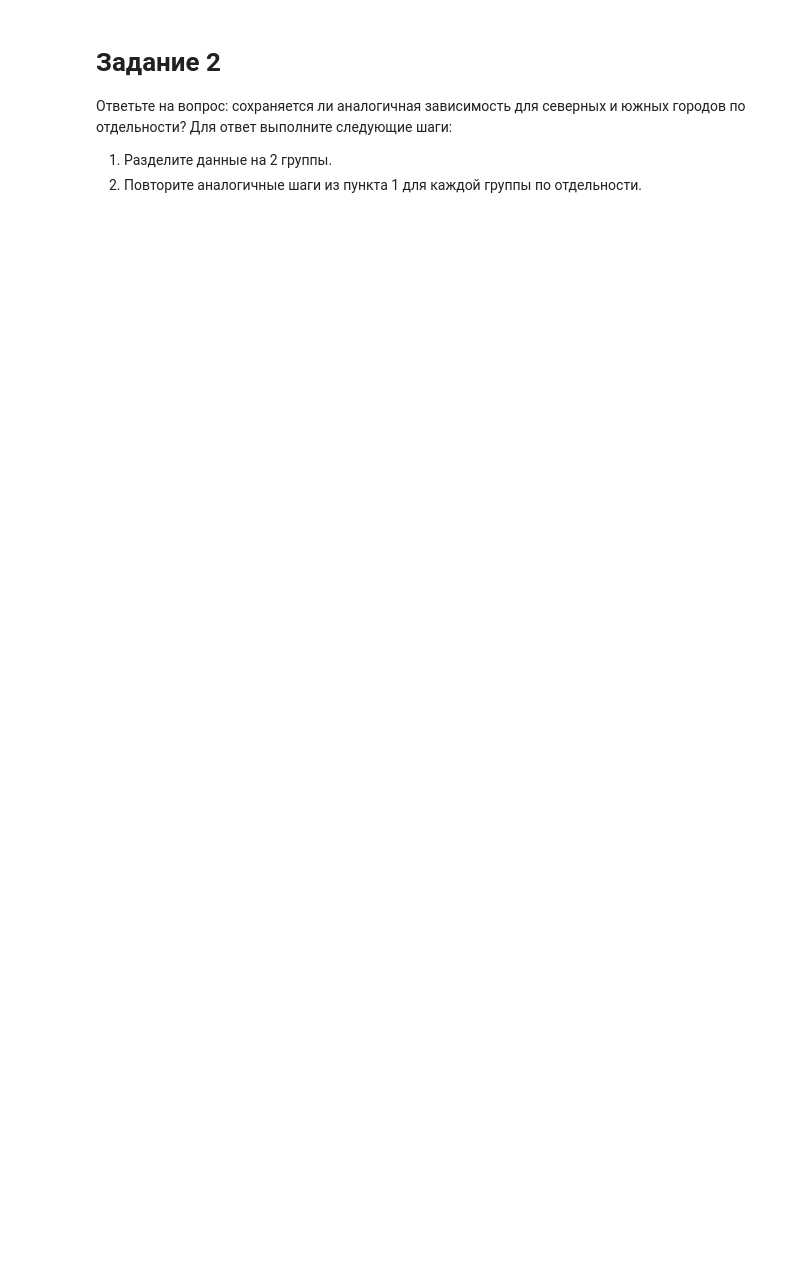
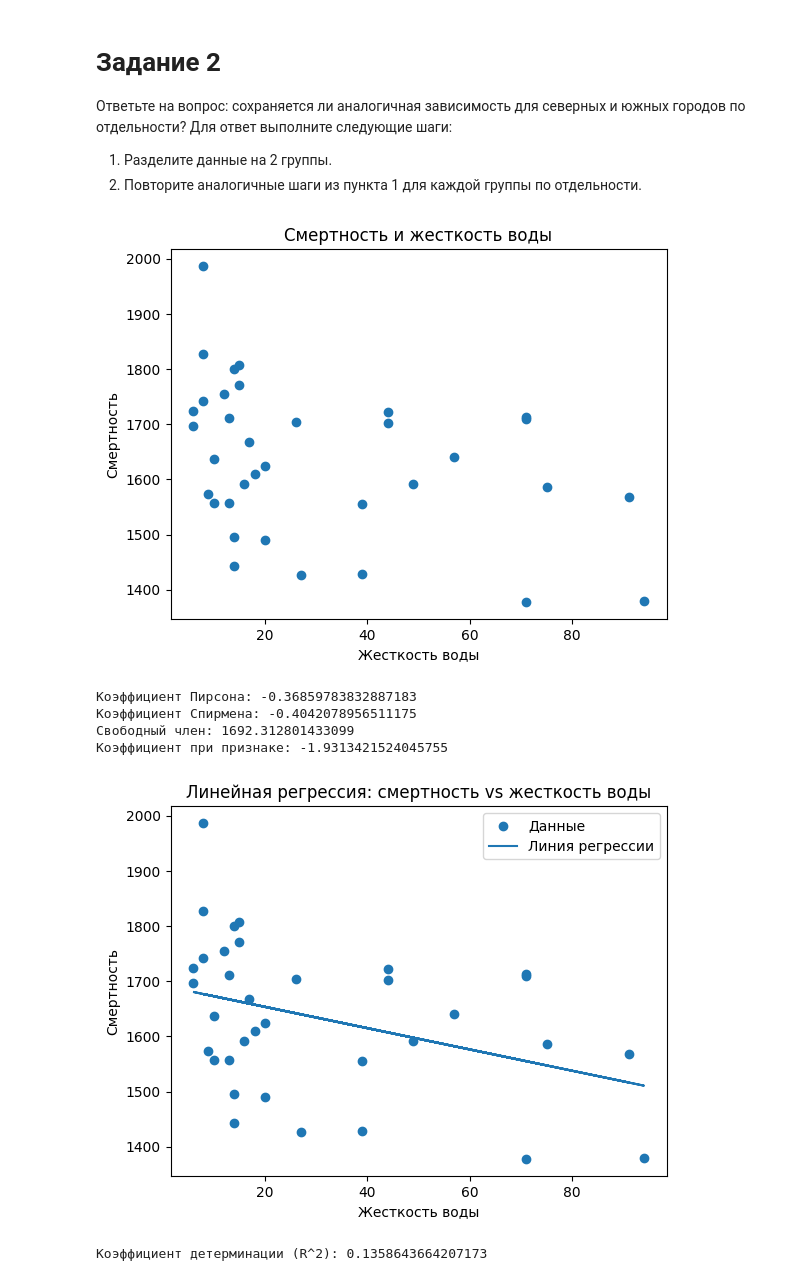
Before and after one commit to vasiliykireev/study-python, a Jupyter notebook: task-10/task-10.ipynb, the cells around one changed output. Drawn from its saved outputs; the diff is of its cells as text; code cells hidden in the pictures; blank space fills up the shorter version.

```diff
--- a/task-10/task-10.ipynb
+++ b/task-10/task-10.ipynb
@@ -237,3 +237,52 @@ plot_residuals(df["mortality"], y_pred)
 
 1. Разделите данные на 2 группы.
 2. Повторите аналогичные шаги из пункта 1 для каждой группы по отдельности.
+# %%
+def filter_by_location(df, location):
+    """
+    Фильтрация датафрейма по значению столбца 'location'
+
+    Аргументы:
+        df (pd.DataFrame): исходный датафрейм
+        location (str): название локации, по которой нужно отфильтровать строки
+
+    Возвращает pd.DataFrame:
+        новый датафрейм, содержащий строки с указанной локацией
+    """
+    return df[df["location"] == location]
+# %%
+# Северные города
+
+df_north = filter_by_location(df, "North")
+df_north.head()
+
+# 1. Постройте точечный график.
+scatter_plot(df_north)
+
+# 2. Рассчитайте коэффициенты корреляции Пирсона и Спирмена.
+pearson_north = pearson_corr(df_north["hardness"], df_north["mortality"])
+spearman_north = spearman_corr(df_north["hardness"], df_north["mortality"])
+
+print("Коэффициент Пирсона:", pearson_north)
+print("Коэффициент Спирмена:", spearman_north)
+
+# 3. Постройте модель линейной регрессии.
+model_north = build_linear_regression(df_north["hardness"], df_north["mortality"])
+print_model_params(model_north)
+plot_regression_line(df_north["hardness"], df_north["mortality"], model_north)
+
+# 4. Рассчитайте коэффициент детерминации.
+y_pred_north = model_north.predict(df_north["hardness"].values.reshape(-1, 1))
+r2_north = determination_coefficient(df_north["mortality"], y_pred_north)
+print("Коэффициент детерминации (R^2):", r2_north)
+
+# 5. Выведите график остатков.
+plot_residuals(df_north["mortality"], y_pred_north)
+# %% [output]
+[figure, added]
+Коэффициент Пирсона: -0.36859783832887183
+Коэффициент Спирмена: -0.4042078956511175
+Свободный член: 1692.312801433099
+Коэффициент при признаке: -1.9313421524045755
+[figure, added]
+Коэффициент детерминации (R^2): 0.1358643664207173
```
Also changed, not shown: parts of 8 cells of this notebook.
